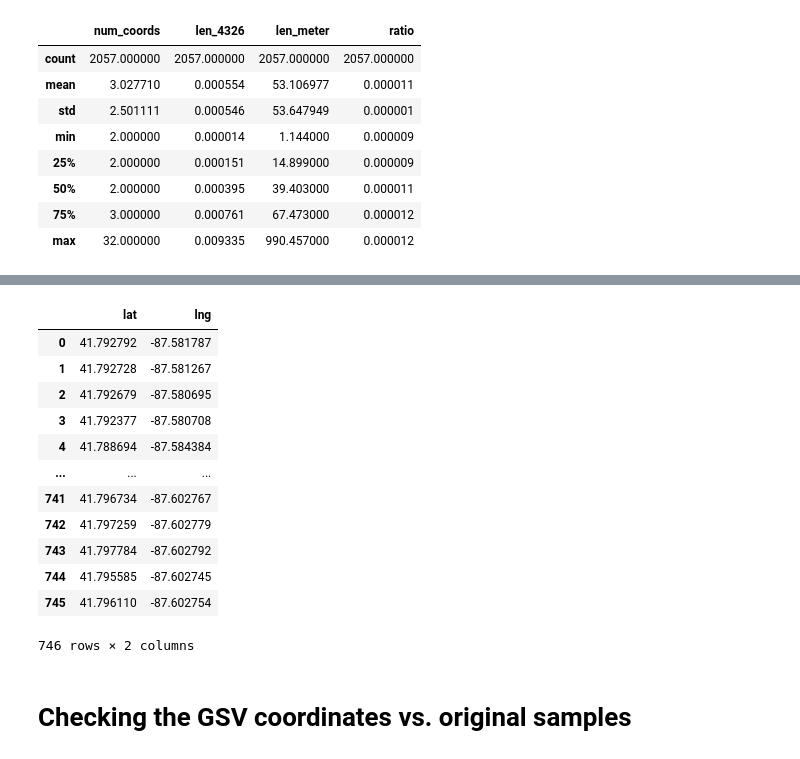
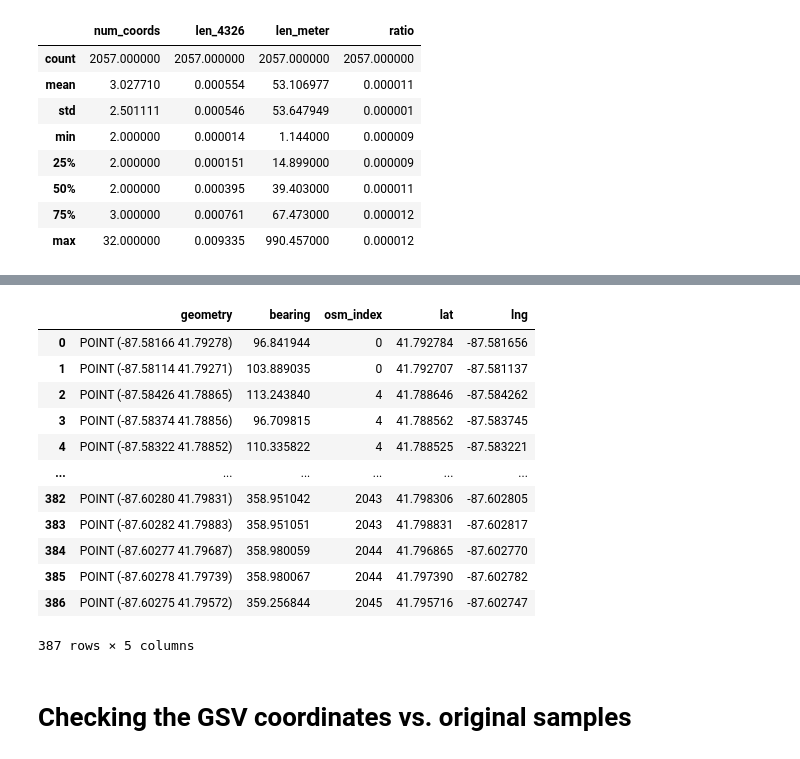
Before and after one commit to kywch/geo-colab, a Jupyter notebook: TreePedia_Step1_point_sampling.ipynb, the cells around one changed output, grey strips where cells are left out. Cells and saved outputs as stored; diff of their text form; code cells hidden in the pictures.

```diff
--- a/TreePedia_Step1_point_sampling.ipynb
+++ b/TreePedia_Step1_point_sampling.ipynb
@@ -262,22 +265,21 @@ picked_gdf.plot(ax=ax, color='red', markersize=10)
 # save to file
 #picked_gdf.to_csv('drive/My Drive/StreetPsych/' + location + '/seed_' + location + '.csv')
 # %%
-points_list = [[point.coords[0][1], point.coords[0][0]] for point in points]
+picked_gdf['lat'] = [row[0].coords[0][1] for row in points]
+picked_gdf['lng'] = [row[0].coords[0][0] for row in points]
+picked_gdf
+# %% [output]
+|  | geometry | bearing | osm_index | lat | lng |
+| 0 | POINT (-87.58166 41.79278) | 96.841944 | 0 | 41.792784 | -87.581656 |
+| 1 | POINT (-87.58114 41.79271) | 103.889035 | 0 | 41.792707 | -87.581137 |
+| 2 | POINT (-87.58426 41.78865) | 113.243840 | 4 | 41.788646 | -87.584262 |
+| 3 | POINT (-87.58374 41.78856) | 96.709815 | 4 | 41.788562 | -87.583745 |
+| 4 | POINT (-87.58322 41.78852) | 110.335822 | 4 | 41.788525 | -87.583221 |
+| ... | ... | ... | ... | ... | ... |
+| 382 | POINT (-87.60280 41.79831) | 358.951042 | 2043 | 41.798306 | -87.602805 |
+| 383 | POINT (-87.60282 41.79883) | 358.951051 | 2043 | 41.798831 | -87.602817 |
+| 384 | POINT (-87.60277 41.79687) | 358.980059 | 2044 | 41.796865 | -87.602770 |
+| 385 | POINT (-87.60278 41.79739) | 358.980067 | 2044 | 41.797390 | -87.602782 |
+| 386 | POINT (-87.60275 41.79572) | 359.256844 | 2045 | 41.795716 | -87.602747 |
+387 rows × 5 columns
-# %%
-picked_df = pd.DataFrame(points_list, columns=['lat', 'lng'])
-picked_df
-# %% [output]
-|  | lat | lng |
-| 0 | 41.792792 | -87.581787 |
-| 1 | 41.792728 | -87.581267 |
-| 2 | 41.792679 | -87.580695 |
-| 3 | 41.792377 | -87.580708 |
-| 4 | 41.788694 | -87.584384 |
-| ... | ... | ... |
-| 741 | 41.796734 | -87.602767 |
-| 742 | 41.797259 | -87.602779 |
-| 743 | 41.797784 | -87.602792 |
-| 744 | 41.795585 | -87.602745 |
-| 745 | 41.796110 | -87.602754 |
-746 rows × 2 columns
 # %%
```
Also changed, not shown: parts of 9 cells of this notebook.
